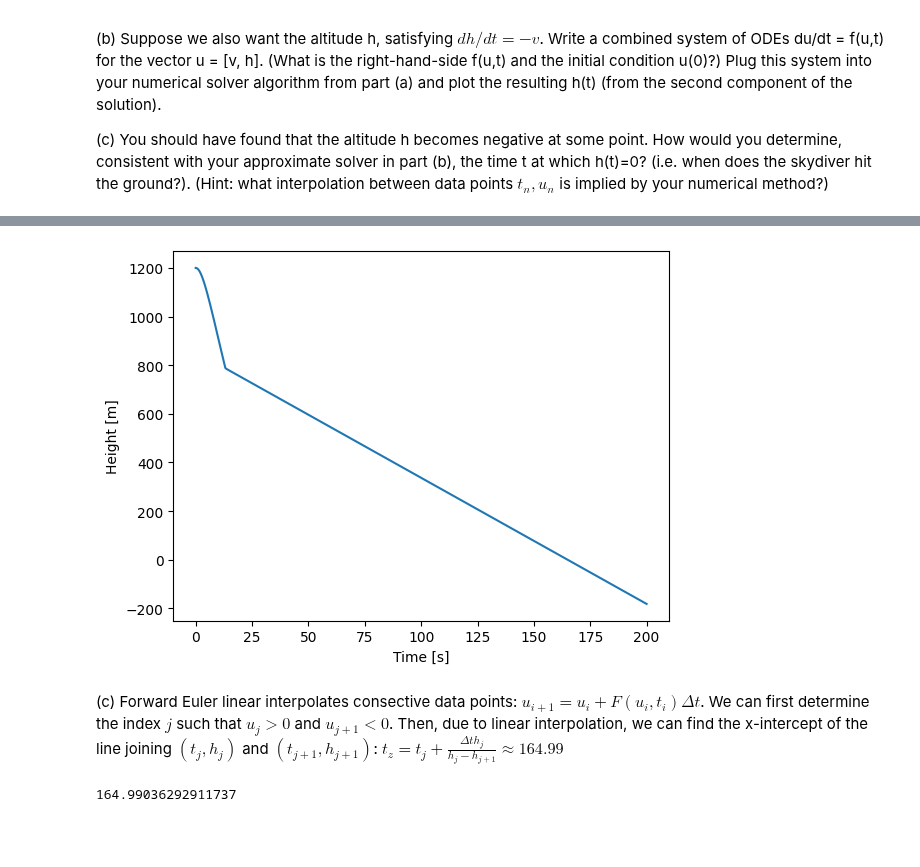
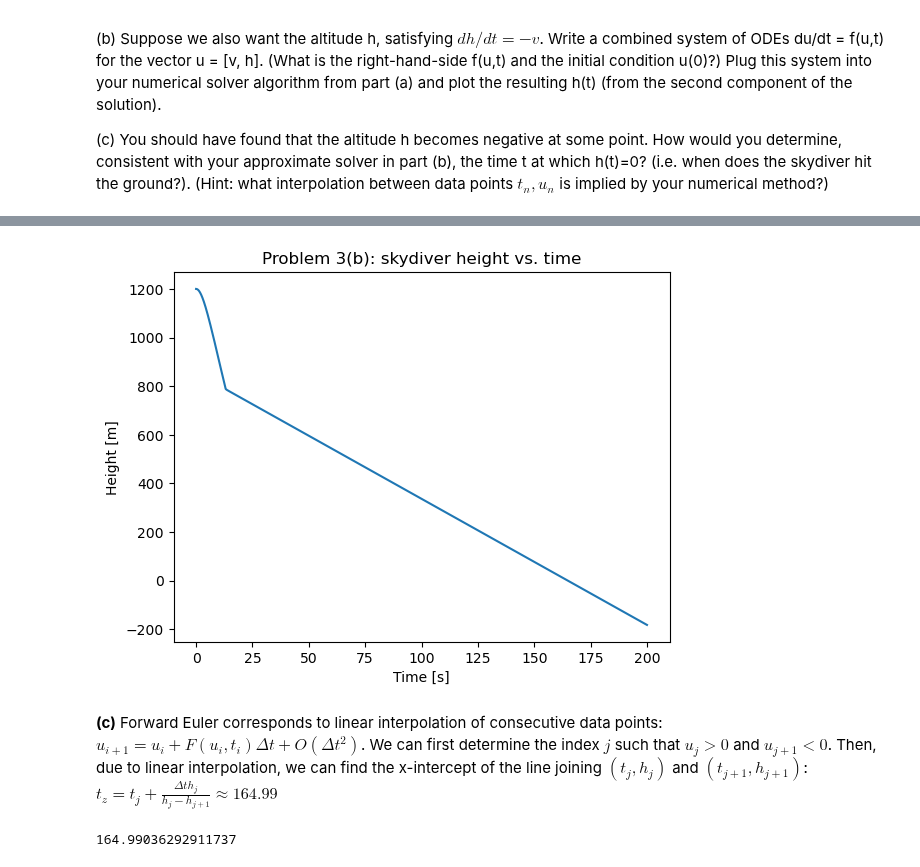
Before and after one commit to mitmath/numerical_hub, a Jupyter notebook: psets/pset5sol.ipynb, the cells around one changed output, grey strips where cells are left out. Cells and saved outputs as stored; diff of their text form; code cells hidden in the pictures; blank space fills up the shorter version.

```diff
--- a/psets/pset5sol.ipynb
+++ b/psets/pset5sol.ipynb
@@ -292,16 +301,17 @@ plt.show()
 # %%
 du_dt = lambda u,t: np.array([-g + k(t) * u[0]**2 / m, u[0]]) #u = [v, h]
 
 vh_history = forward_euler(du_dt, [0, 1200])
 h_history = vh_history[:,1]
 plt.plot(np.arange(0,200+dt,dt), h_history)
 plt.xlabel('Time [s]')
 plt.ylabel('Height [m]')
+plt.title('Problem 3(b): skydiver height vs. time')
 plt.show()
 # %% [output]
-[figure, old version]
+[figure, new version]
 # %% [markdown]
-(c) Forward Euler linear interpolates consective data points: $u_{i+1} = u_i + F(u_i, t_i)\Delta t$. We can first determine the index $j$ such that $u_j >0$ and $u_{j+1} < 0$. Then, due to linear interpolation, we can find the x-intercept of the line joining $(t_j, h_j)$ and $(t_{j+1}, h_{j+1})$: $t_z = t_j + \frac{\Delta t h_j}{h_j-h_{j+1}} \approx 164.99$
+**(c)** Forward Euler corresponds to linear interpolation of consecutive data points: $u_{i+1} = u_i + F(u_i, t_i)\Delta t + O(\Delta t^2)$. We can first determine the index $j$ such that $u_j >0$ and $u_{j+1} < 0$. Then, due to linear interpolation, we can find the x-intercept of the line joining $(t_j, h_j)$ and $(t_{j+1}, h_{j+1})$: $t_z = t_j + \frac{\Delta t h_j}{h_j-h_{j+1}} \approx 164.99$
 # %%
 N = len(h_history)
 for j in range(N):
```
Also changed, not shown: parts of 12 cells of this notebook.
